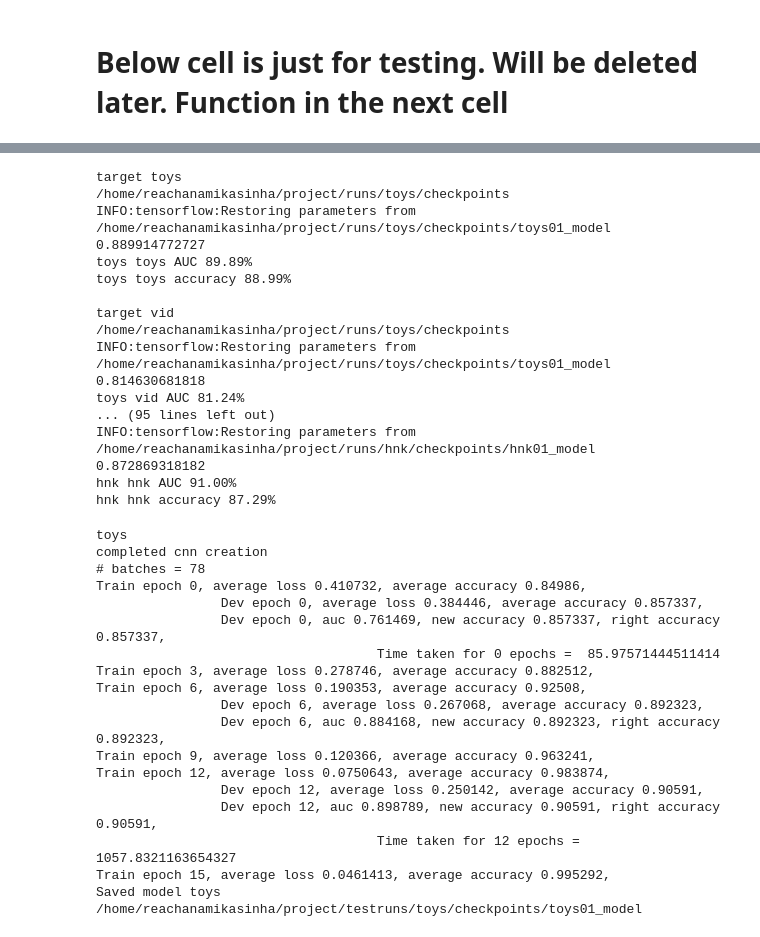
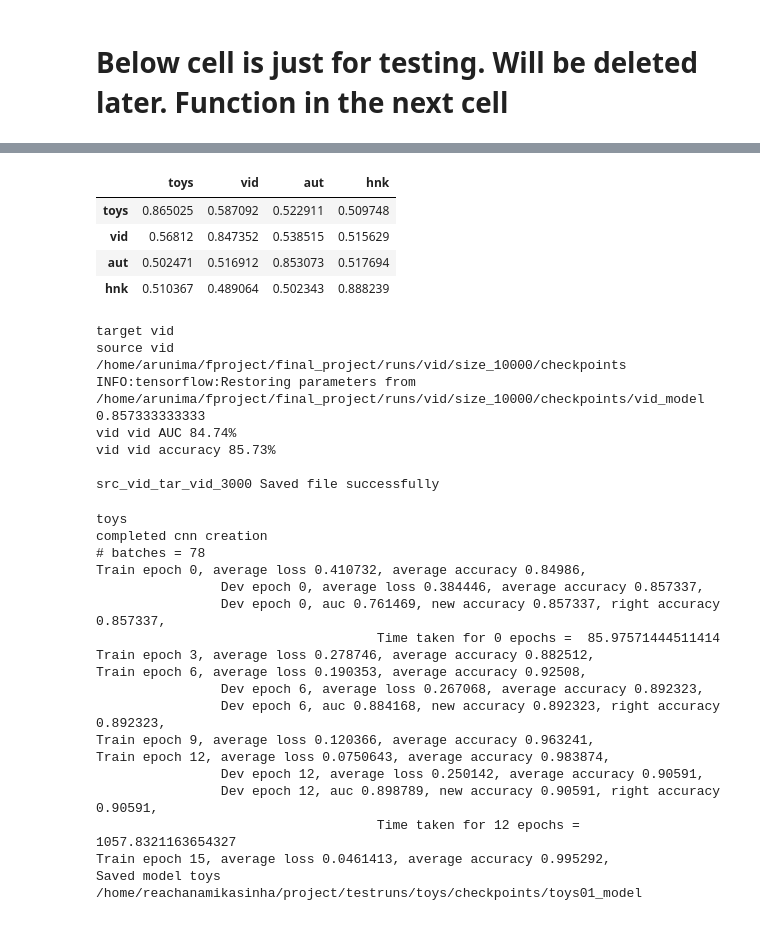
Before and after one commit to ArunimaKay/Sentiment_Analysis_Transfer_Learning, a Jupyter notebook: cnn_transfer.ipynb, the cells around one changed output, grey strips where cells are left out. Cells and saved outputs as stored; diff of their text form; code cells hidden in the pictures.

Commit message:
Updated to do predict accuracy for all domains X domains combinations.

```diff
--- a/cnn_transfer.ipynb
+++ b/cnn_transfer.ipynb
@@ -429,22 +460,18 @@ class TextCNN(object):
             #self.optimizer = tf.train.AdamOptimizer(learning_rate).minimize(self.loss)
             self.optimizer = tf.train.MomentumOptimizer(learning_rate = learning_rate,momentum=momentum,use_nesterov=True).minimize(self.loss)
 # %%
-def batch_generator(ids, labels, batch_size=100):
+def batch_generator(ids, labels, batch_size=100, Trainable=False):
             #ids is input, X_train
             #need to fix this to shuffle between epochs
 
             n_batches = len(ids)//batch_size
             ids, labels = ids[:n_batches*batch_size], labels[:n_batches*batch_size]
-            #if Trainable:
-            shuffle = np.random.permutation(np.arange(n_batches*batch_size))
-            ids, labels = ids[shuffle], labels[shuffle]
-
+            if Trainable:
+                shuffle = np.random.permutation(np.arange(n_batches*batch_size))
+                ids, labels = ids[shuffle], labels[shuffle]
 
             for ii in range(0, len(ids), batch_size):
                 yield ids[ii:ii+batch_size], labels[ii:ii+batch_size]
-
-# for ii, (x, y) in enumerate(batch_generator(x_train, y_train, batch_size), 1):
-#     print(ii,type(x),x.shape,type(np.array(y)),y.shape)
 # %%
 #Model parameters
 
@@ -624,8 +655,9 @@ Saved model hnk /home/reachanamikasinha/project/runs/hnk/size_5000/checkpoints/h
 # Below cell is just for testing. Will be deleted later. Function in the next cell
 # %%
 key = 'toys'
-size =10000
-batch_size=100
+size=500
+#size =10000
+batch_size=50#Do not change batch size for predicting.Will lead to incorrect length of y_pred_proba that gets saved.
 print(key)
 print(size)
 V = dict_vocab_len[key]
@@ -675,7 +707,8 @@ with graph.as_default():
         total_batch_acc = 0
         num_batches = 0
         y_shuffled = []
-        for ii, (x, y) in enumerate(batch_generator(x_dev, y_dev, batch_size), 1):
+        abs_y_pred_proba = []
+        for ii, (x, y) in enumerate(batch_generator(x_dev, y_dev, batch_size, Trainable=False), 1):
 
                 feed_dict = {input_x: x, input_y: y, dropout_keep_prob: 1.0}
                 batch_pred, batch_pred_proba  = sess.run([ predictions, pred_proba],feed_dict)
@@ -683,6 +716,8 @@ with graph.as_default():
                 total_batch_acc += batch_accuracy
                 y_pred= np.concatenate([y_pred, batch_pred])
                 y_pred_proba= np.concatenate([y_pred_proba, batch_pred_proba[:,1]])
+                abs_y_pred_proba = np.concatenate([abs_y_pred_proba,np.absolute(batch_pred_proba[:,1] - batch_pred_proba[:,0])])
+
                 y_shuffled = np.concatenate([y_shuffled, y])
 
                 num_batches += 1
@@ -703,8 +738,9 @@ with graph.as_default():
         print(np.sum(y_shuffled==y_pred)/y_pred.shape[0])
         print("accuracy","{:.02%}".format(acc))
 
+        #Save absolute_y_pred_proba
 
-        #print(y_pred)
-        #print(y_pred_proba)
+        np.savez_compressed('test_file',pred_prob=abs_y_pred_proba)
+        print("Saved file successfully")
 # %% [output]
 toys
@@ -791,0 +848,16 @@ def predict_accuracy(src_key, size, tar_key):
+# %%
+#Testing file save #AK - updated to do for all domains, and save results in a dataframe
+list_df = ['toys','vid','aut','hnk']
+#size = size_train
+size = 10000
+transfer_results = pd.DataFrame(index=list_df,columns=list_df) #Dataframe to store accuracy on transfer. Col = Model, row = dataframe
+transfer_results_auc = pd.DataFrame(index=list_df,columns=list_df) #Dataframe to store accuracy on transfer. Col = Model, row = dataframe
+
+for s_key in list_df:
+    for t_key in list_df:
+        acc, roc_auc = predict_accuracy(s_key,size, t_key)
+        transfer_results[s_key][t_key] = acc
+        transfer_results_auc[s_key][t_key] = roc_auc
+
+print(transfer_results)
+print(transfer_results_auc)
@@ -792,25 +882,27 @@ def predict_accuracy(src_key, size, tar_key):
+# %%
+transfer_results_auc
+# %% [output]
+|  | toys | vid | aut | hnk |
+| toys | 0.865025 | 0.587092 | 0.522911 | 0.509748 |
+| vid | 0.56812 | 0.847352 | 0.538515 | 0.515629 |
+| aut | 0.502471 | 0.516912 | 0.853073 | 0.517694 |
+| hnk | 0.510367 | 0.489064 | 0.502343 | 0.888239 |
 # %%
+#Ak - this seems like a repeat of the previous cell. Not sure it is needed.
+size = 10000
 for s_key in list_df:
     for t_key in list_df:
-        predict_accuracy(s_key, t_key)
+        predict_accuracy(s_key, size, t_key)
 # %% [output]
-target toys
-/home/reachanamikasinha/project/runs/toys/checkpoints
-INFO:tensorflow:Restoring parameters from /home/reachanamikasinha/project/runs/toys/checkpoints/toys01_model
-0.889914772727
-toys toys AUC 89.89%
-toys toys accuracy 88.99%
+target vid
+source vid
+/home/arunima/fproject/final_project/runs/vid/size_10000/checkpoints
+INFO:tensorflow:Restoring parameters from /home/arunima/fproject/final_project/runs/vid/size_10000/checkpoints/vid_model
+0.857333333333
+vid vid AUC 84.74%
+vid vid accuracy 85.73%
 
-target vid
-/home/reachanamikasinha/project/runs/toys/checkpoints
-INFO:tensorflow:Restoring parameters from /home/reachanamikasinha/project/runs/toys/checkpoints/toys01_model
-0.814630681818
-toys vid AUC 81.24%
-... (95 lines left out)
-INFO:tensorflow:Restoring parameters from /home/reachanamikasinha/project/runs/hnk/checkpoints/hnk01_model
-0.872869318182
-hnk hnk AUC 91.00%
-hnk hnk accuracy 87.29%
+src_vid_tar_vid_3000 Saved file successfully
 # %%
 #Testing only on toys
 list_df = ['toys',10000]
```
Also changed, not shown: parts of 20 cells of this notebook.
